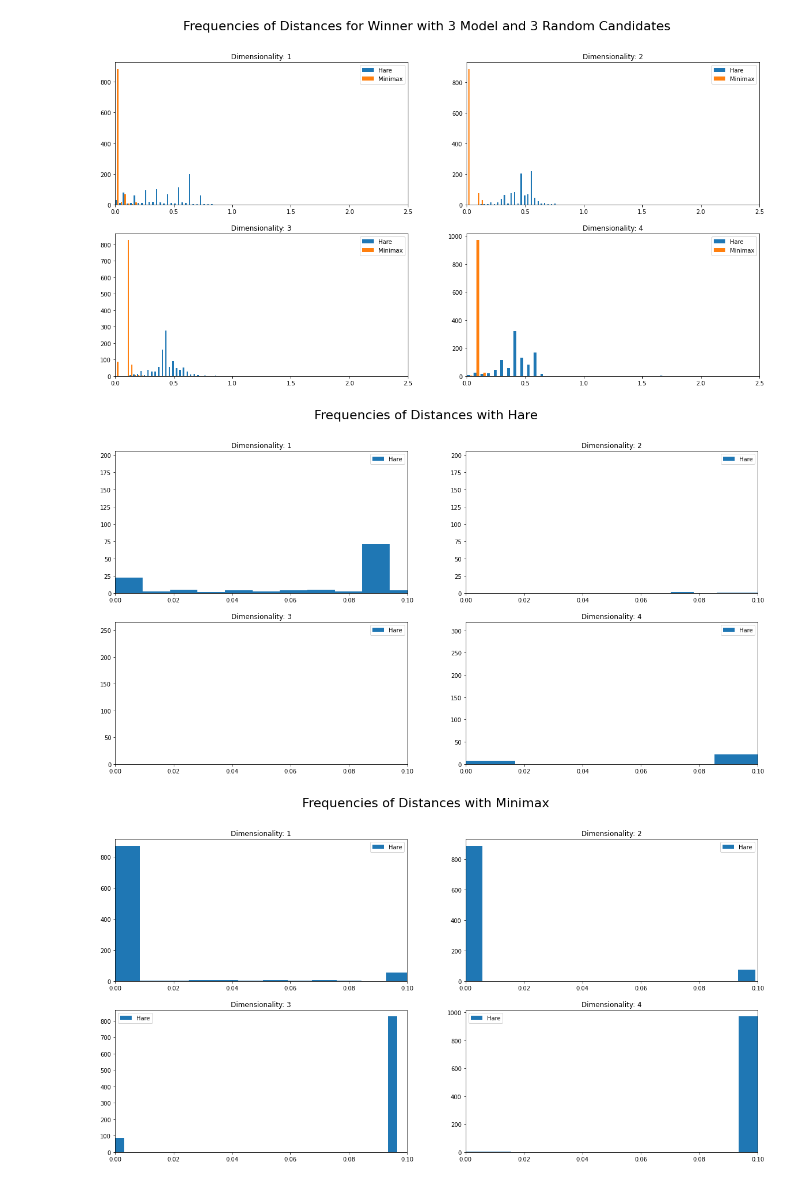
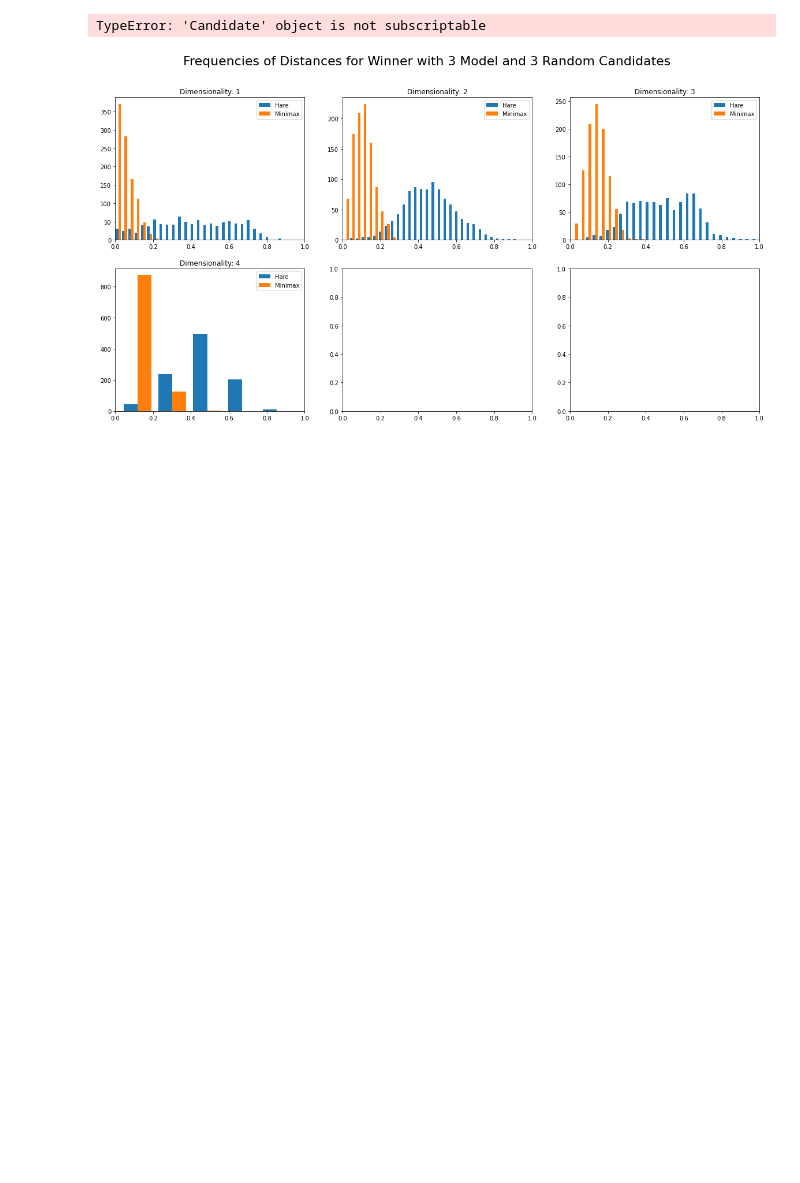
Before and after one commit to robbierobinette/rcv-tensorflow, a Jupyter notebook: plot_results.ipynb, the cells around one changed output. Saved outputs shown, nothing was run; the diff lists cells and outputs as text; code cells hidden in the pictures; blank space fills up the shorter version.

```diff
--- a/plot_results.ipynb
+++ b/plot_results.ipynb
@@ -60,31 +60,23 @@ def plot_one_process(results: List[List[Candidate]], title: str):
 def plot_both_results(irv_results: List[List[Candidate]], h2h_results: List[List[Candidate]], title: str):
     n_plots = len(irv_results)
 
-    if n_plots == 3:
-        nrows = 1
-        ncols = 3
-        figsize = (20, 10)
-    else:
-        nrows = 2
-        ncols = 2
-        figsize = (20,20)
+    nrows = 2
+    ncols = 3
+    figsize = (20, 10)
 
-    fig, axes = plt.subplots(nrows=nrows, ncols=ncols, figsize=(20,10))
+    fig, axes = plt.subplots(nrows=nrows, ncols=ncols, figsize=figsize)
 
     fig.suptitle(title, color="black", fontsize=22)
     fig.set_facecolor("white")
     count = 0
     for ir, hr in zip(irv_results, h2h_results):
-        if n_plots == 3:
-            axis = axes[count]
-        else:
-            axis = axes[count // 2][count % 2]
+        axis = axes[count // ncols][count % ncols]
 
         count += 1
 
         axis.tick_params(axis='x', colors="black")
         axis.tick_params(axis='y', colors="black")
-        axis.set_xlim([0, 2.5])
+        axis.set_xlim([0, 1.0])
 
         iv = [ c.ideology.distance_from_o() for c in ir]
         hv = [ c.ideology.distance_from_o() for c in hr]
@@ -102,46 +94,53 @@ def filter_results(pr: ProcessResult) -> ProcessResult :
         ms.update(r[0], r[1])
     return ProcessResult(pr.process, pr.bins, pr.dim, ms)
 
+
 def make_plots():
 
     count = 0
     # irv_results = [r for r in results if r.process.name == "Instant Runoff"]
     # h2h_results = [r for r in results if r.process.name == "Head-to-Head"]
 
-    irv_results: List[ProcessResult] = [load_path(s) for s in glob.glob("saved_results-17/Hare*10000.p")]
-    h2h_results: List[ProcessResult] = [load_path(s) for s in glob.glob("saved_results-17/Minimax*10000.p")]
+    irv_results: List[ProcessResult] = [load_path(s) for s in glob.glob("saved_results-18/Hare*6000.p")][0:4]
+    h2h_results: List[ProcessResult] = [load_path(s) for s in glob.glob("saved_results-18/Minimax*6000.p")][0:4]
 
     irv_results.sort(key=lambda x: x.dim)
     h2h_results.sort(key=lambda x: x.dim)
 
     def winners(results: ProcessResult) -> List[Candidate]:
         return results.stats.winners
 
     def get_candidates(results: ProcessResult) -> List[Candidate]:
         candidates: List[Candidate] = []
         for w, cc in zip(results.stats.winners, results.stats.candidates):
             mc = [c for c in cc if c.name[0] == 'm']
             candidates  += mc
         return candidates
 
     plot_both_results(
         [winners(ir) for ir in irv_results],
         [winners(hr) for hr in h2h_results],
         "Frequencies of Distances for Winner with 3 Model and 3 Random Candidates")
 
-    plot_one_process(
-        [winners(ir) for ir in irv_results],
-        "Frequencies of Distances with Hare")
+    # plot_one_process(
+    #     [winners(ir) for ir in irv_results],
+    #     "Frequencies of Distances with Hare")
+    #
+    # plot_one_process(
+    #     [winners(hr) for hr in h2h_results],
+    #     "Frequencies of Distances with Minimax")
 
-    plot_one_process(
-        [winners(hr) for hr in h2h_results],
-        "Frequencies of Distances with Minimax")
+    filtered_irv = [filter_results(ir) for ir in irv_results]
+    filtered_h2h = [filter_results(hr) for hr in h2h_results]
 
-    #filtered_irv = [filter_results(ir) for ir in irv_results]
-    #filtered_h2h = [filter_results(hr) for hr in h2h_results]
+    plot_both_results(
+        [winners(ir) for ir in filtered_irv],
+        [winners(hr) for hr in filtered_h2h],
+        "Frequencies of Distances for Winner with 3 Model and 3 Random Candidates")
+
+    print_stats(irv_results, h2h_results)
 
 make_plots()
 # %% [output]
+TypeError: 'Candidate' object is not subscriptable
-[figure, old version]
+[figure, new version]
-[figure, removed]
-[figure, removed]
```
Also changed, not shown: parts of 2 cells of this notebook, 3 other files.
